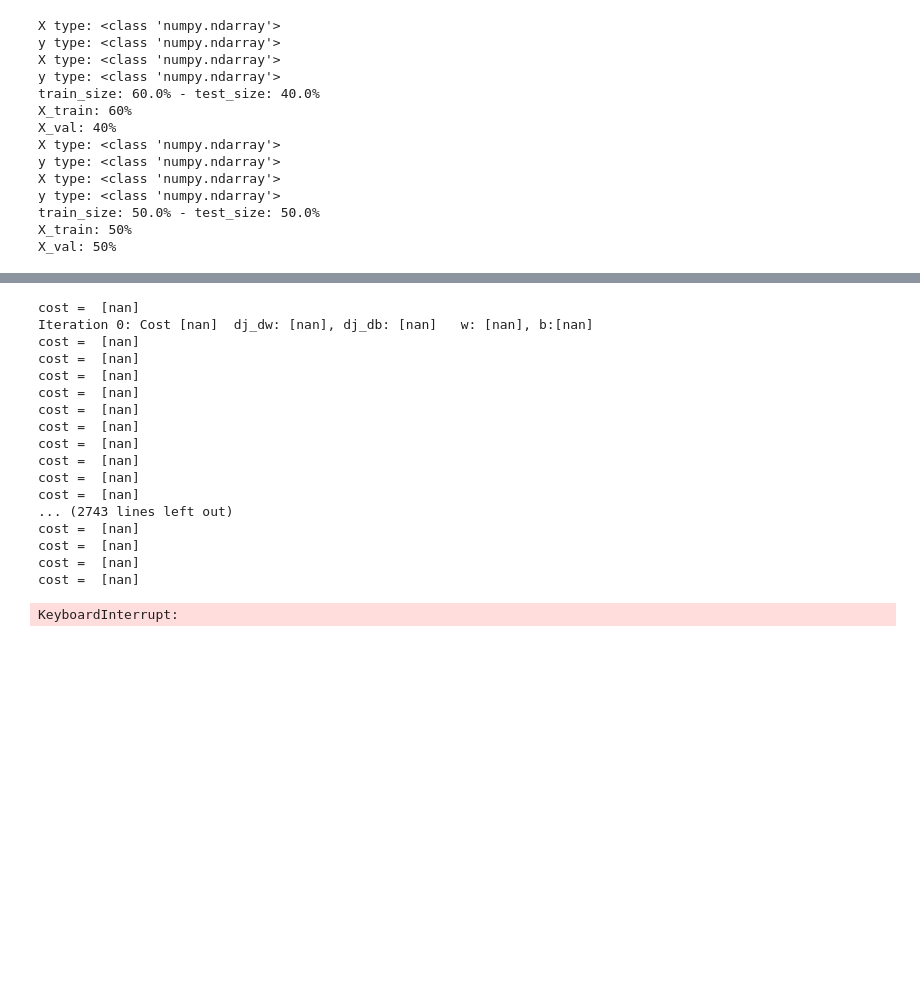
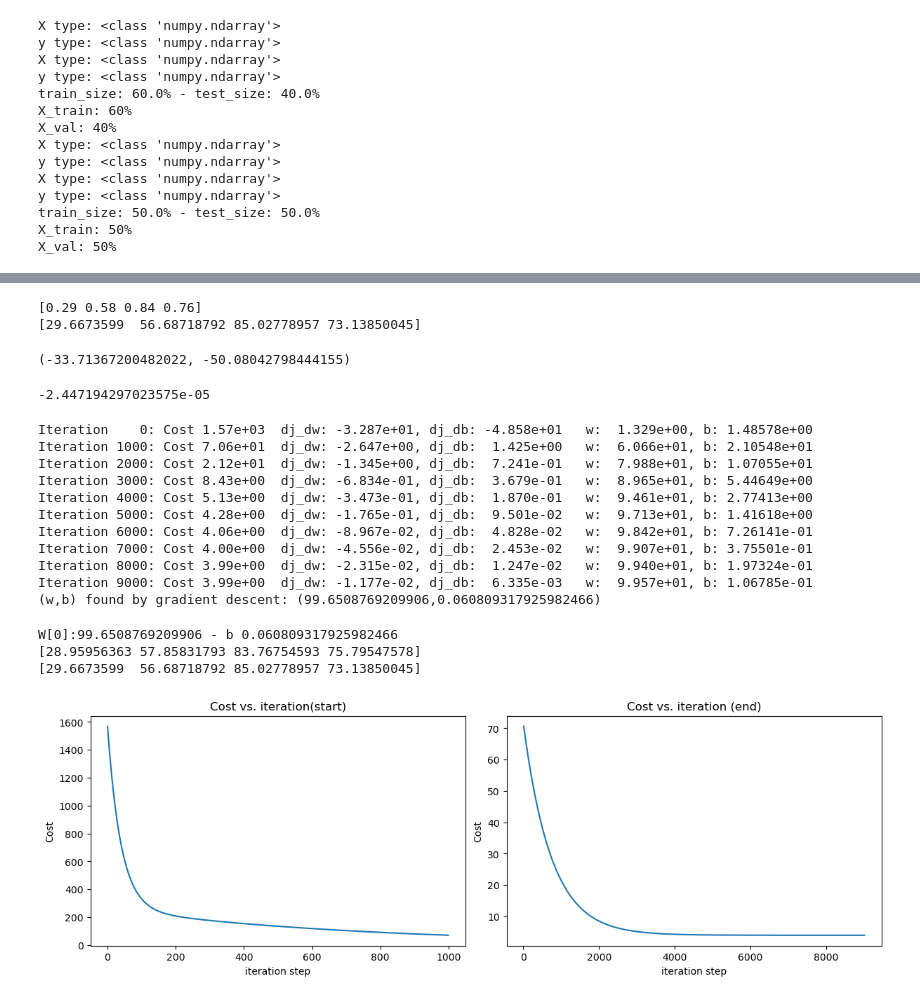
Before and after one commit to All-Khwarizmi/blog_quarto, a Jupyter notebook: posts/regression/index.ipynb, the cells around one changed output, grey strips where cells are left out. Saved outputs shown, nothing was run; the diff lists cells and outputs as text; code cells hidden in the pictures; blank space fills up the shorter version.

```diff
--- a/posts/regression/index.ipynb
+++ b/posts/regression/index.ipynb
@@ -76,8 +70,8 @@ columns
 # %% [output]
 Index(['x', 'y'], dtype='object')
 # %%
-X_full = dataset.x.to_numpy().reshape(-1, 1)
-y_full = dataset.y.to_numpy().reshape(-1, 1)
+X_full = dataset.x.to_numpy()
+y_full = dataset.y.to_numpy()
 # %%
 X_train, X_val, y_train, y_val = dataset_splitter(X_full, y_full, 0.4)
 X_val, y_val, X_test, y_test = dataset_splitter(X_val, y_val, 0.5)
@@ -115,7 +103,23 @@ print(y_train[:4])
 # %%
 # Normalizing the data
-X_train = normalize(X_train)
+#X_train = normalize(X_train)
+print(X_train[:4])
+print(y_train[:4])
+# %% [output]
+[0.29 0.58 0.84 0.76]
+[29.6673599  56.68718792 85.02778957 73.13850045]
+# %%
+gradient_step = compute_gradient(X_train, y_train, 0, 0)
+gradient_step
+# %% [output]
+(-33.71367200482022, -50.08042798444155)
+# %%
+-0.010278216047499015 / 420
+# %% [output]
+-2.447194297023575e-05
 # %%
+# X_train = np.array([1.0, 2.0, 1.5])  # features
+# y_train = np.array([300.0, 500.0, 250.0])  # target value
 # initialize parameters
 w_init = 1
 b_init = 1
@@ -123,7 +127,7 @@ b_init = 1
 iterations = 10000
 tmp_alpha = 1.0e-2
 # run gradient descent
-w_final, b_final = gradient_descent(
+w_final, b_final, J_history, p_history = gradient_descent(
     X_train,
     y_train,
     w_init,
@@ -134,21 +138,40 @@ w_final, b_final = gradient_descent(
     compute_gradient)
 print(f"(w,b) found by gradient descent: ({w_final},{b_final})")
 # %% [output]
-cost =  [nan]
-Iteration 0: Cost [nan]  dj_dw: [nan], dj_db: [nan]   w: [nan], b:[nan]
-cost =  [nan]
-cost =  [nan]
-cost =  [nan]
-cost =  [nan]
-cost =  [nan]
-cost =  [nan]
-cost =  [nan]
-cost =  [nan]
-cost =  [nan]
-cost =  [nan]
-... (2743 lines left out)
-cost =  [nan]
-cost =  [nan]
-cost =  [nan]
-cost =  [nan]
+Iteration    0: Cost 1.57e+03  dj_dw: -3.287e+01, dj_db: -4.858e+01   w:  1.329e+00, b: 1.48578e+00
+Iteration 1000: Cost 7.06e+01  dj_dw: -2.647e+00, dj_db:  1.425e+00   w:  6.066e+01, b: 2.10548e+01
+Iteration 2000: Cost 2.12e+01  dj_dw: -1.345e+00, dj_db:  7.241e-01   w:  7.988e+01, b: 1.07055e+01
+Iteration 3000: Cost 8.43e+00  dj_dw: -6.834e-01, dj_db:  3.679e-01   w:  8.965e+01, b: 5.44649e+00
+Iteration 4000: Cost 5.13e+00  dj_dw: -3.473e-01, dj_db:  1.870e-01   w:  9.461e+01, b: 2.77413e+00
+Iteration 5000: Cost 4.28e+00  dj_dw: -1.765e-01, dj_db:  9.501e-02   w:  9.713e+01, b: 1.41618e+00
+Iteration 6000: Cost 4.06e+00  dj_dw: -8.967e-02, dj_db:  4.828e-02   w:  9.842e+01, b: 7.26141e-01
+Iteration 7000: Cost 4.00e+00  dj_dw: -4.556e-02, dj_db:  2.453e-02   w:  9.907e+01, b: 3.75501e-01
+Iteration 8000: Cost 3.99e+00  dj_dw: -2.315e-02, dj_db:  1.247e-02   w:  9.940e+01, b: 1.97324e-01
+Iteration 9000: Cost 3.99e+00  dj_dw: -1.177e-02, dj_db:  6.335e-03   w:  9.957e+01, b: 1.06785e-01
+(w,b) found by gradient descent: (99.6508769209906,0.060809317925982466)
-KeyboardInterrupt:
+# %%
+y_pred = compute_model_output(X_train, w_final, b_final)
+print(y_pred[:4])
+# y_val_norm = normalize(y_train)
+print(y_train[:4])
+# W[0]:99.6508769209906 - b 0.060809317925982466
+# [28.95956363 57.85831793 83.76754593 75.79547578]
+# [29.6673599  56.68718792 85.02778957 73.13850045]
+# %% [output]
+W[0]:99.6508769209906 - b 0.060809317925982466
+[28.95956363 57.85831793 83.76754593 75.79547578]
+[29.6673599  56.68718792 85.02778957 73.13850045]
+# %%
+# plot cost versus iteration
+fig, (ax1, ax2) = plt.subplots(1, 2, constrained_layout=True, figsize=(12, 4))
+ax1.plot(J_history[:1000])
+ax2.plot(10 + np.arange(len(J_history[1000:])), J_history[1000:])
+ax1.set_title("Cost vs. iteration(start)")
+ax2.set_title("Cost vs. iteration (end)")
+ax1.set_ylabel('Cost')
+ax2.set_ylabel('Cost')
+ax1.set_xlabel('iteration step')
+ax2.set_xlabel('iteration step')
+plt.show()
+# %% [output]
+[figure, added]
```
Also changed, not shown: parts of 4 cells of this notebook, 1 other file.
